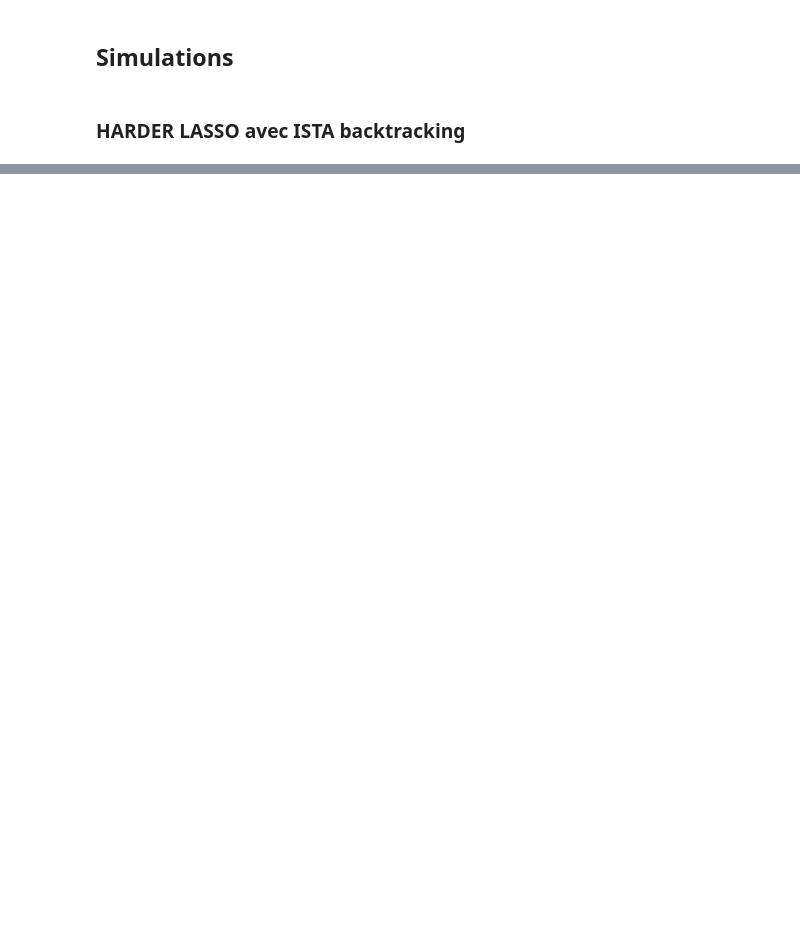
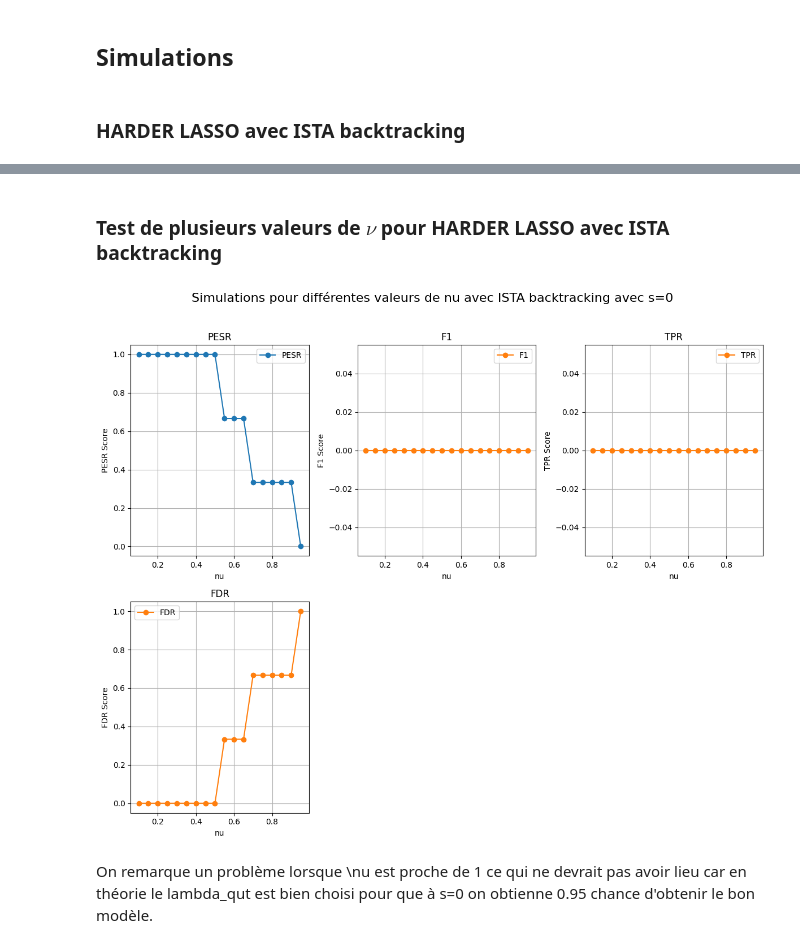
Before and after one commit to AymenBlk/STAGE-GENEVE, a Jupyter notebook: AYMEN/EXPLORATION/CAS LINEAIRE/HARDER LASSO/Basis.ipynb, the cells around one changed output, grey strips where cells are left out. Drawn from its saved outputs; the diff is of its cells as text; code cells hidden in the pictures; blank space fills up the shorter version.

```diff
--- a/AYMEN/EXPLORATION/CAS LINEAIRE/HARDER LASSO/Basis.ipynb
+++ b/AYMEN/EXPLORATION/CAS LINEAIRE/HARDER LASSO/Basis.ipynb
@@ -236,16 +213,16 @@ plt.show()
 # %% [markdown]
 ## Simulations
 # %%
-n = 100
+n = 70
 p = 250
 list_s = range(0, 30)
 
 sigma = 0.1
 nu = 0.1
 
-simu_iter=20
+simu_iter=30
 qut_iter=1000
-max_iter=10000
+max_iter=1000
 tol=1e-8
 
 seed=43
@@ -292,0 +272,54 @@ KeyboardInterrupt:
+# %% [markdown]
+### Test de plusieurs valeurs de $\nu$ pour HARDER LASSO avec ISTA backtracking
+# %%
+from simulations import SimulationHarderLassoIstaBacktracking
+from linear_tools import plot_scores
+import numpy as np
+
+n = 70
+p = 250
+list_s = [0]
+list_nu = np.arange(0.1, 1, 0.05)
+simu_iter = 3
+verbose=False
+
+scores = {}
+
+for nu in list_nu:
+
+    if verbose: print(f"=> Simulation avec nu = {nu:.2f}")
+
+    Sim = SimulationHarderLassoIstaBacktracking(
+        n = n,
+        p = p,
+        list_s = list_s,
+        sigma = sigma,
+        nu = nu,
+        simu_iter = simu_iter,
+        qut_iter = qut_iter,
+        max_iter = max_iter,
+        tol = tol,
+        seed = seed,
+        verbose=verbose
+    )
+
+    Sim.L0 = 0.1
+
+    Sim.run()
+
+    scores[f"nu = {nu}"] = Sim.score
+
+score_flat = {}
+for metric in ['pesr', 'f1', 'tpr', 'fdr']:
+    score_flat[metric] = [np.mean(scores[f"nu = {nu}"][metric]) for nu in list_nu]
+
+plot_scores(
+    score=score_flat,
+    x_range=list_nu,
+    x_label="nu",
+    title="Simulations pour différentes valeurs de nu avec ISTA backtracking avec s=0"
+)
+# %% [output]
+[figure, added]
+# %% [markdown]
+On remarque un problème lorsque \nu est proche de 1 ce qui ne devrait pas avoir lieu car en théorie le lambda_qut est bien choisi pour que à s=0 on obtienne 0.95 chance d'obtenir le bon modèle.
```
Also changed, not shown: parts of 5 cells of this notebook, 9 other files.
